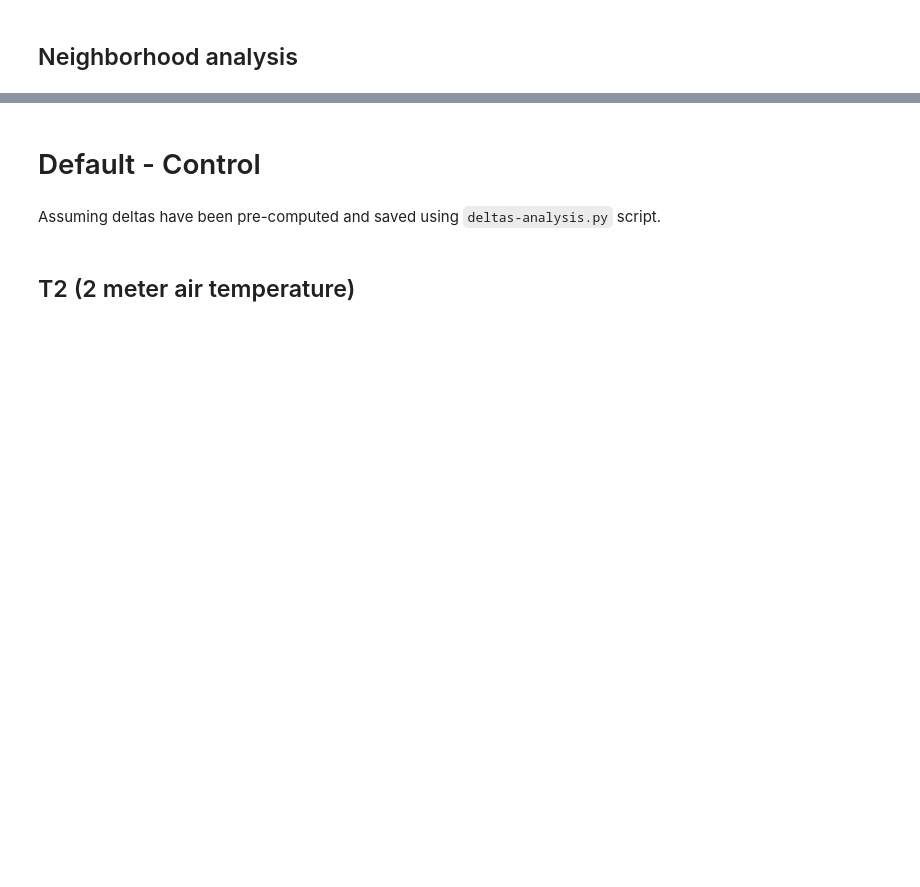
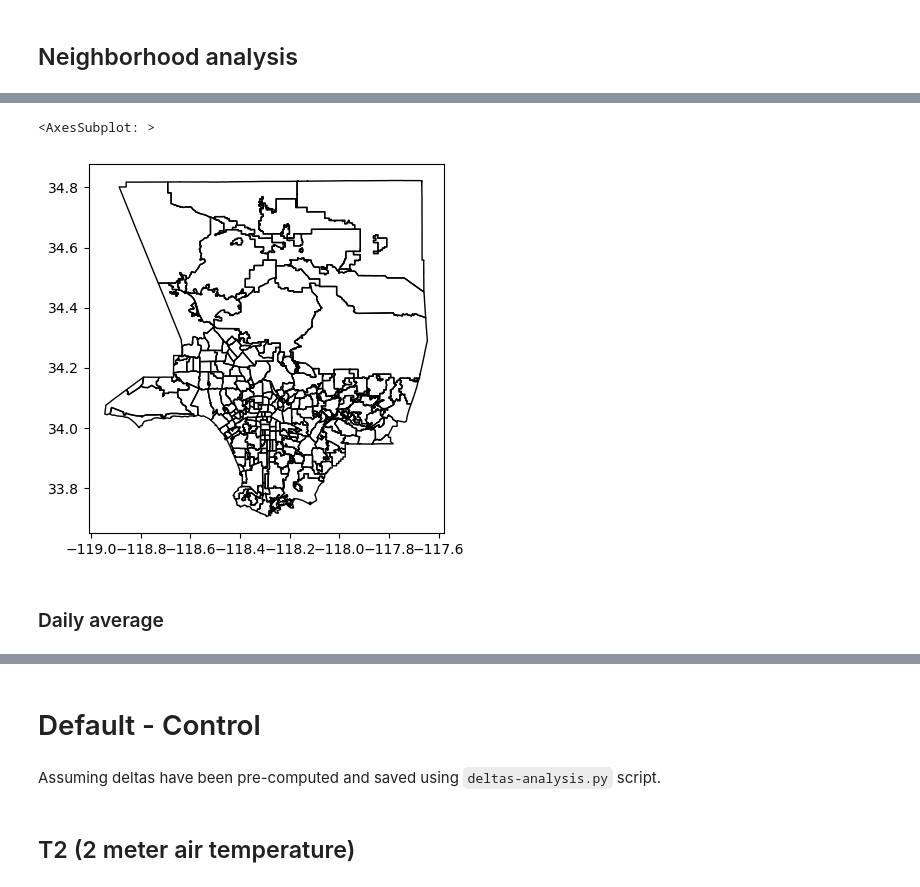
Before and after one commit to josephko91/ah-la-paper, a Jupyter notebook: notebooks/paper-figs.ipynb, the cells around one changed output, grey strips where cells are left out. Drawn from its saved outputs; the diff is of its cells as text; code cells hidden in the pictures; blank space fills up the shorter version.

Commit message:
finish neighborhood analysis

```diff
--- a/notebooks/paper-figs.ipynb
+++ b/notebooks/paper-figs.ipynb
@@ -70,7 +39,24 @@ la_boundary = la_boundary[['geometry']]
 # %%
+# load data and set paths
+home_path = Path('/home1/kojoseph/anthropogenic-heat-la-20230205')
+data_path = home_path / 'data'
+output_path = data_path / 'output'
+plot_path = Path('/home1/kojoseph/ah-la-paper/figs')
+# load urban area mask (based on WRF-out)
+urban_area = gpd.read_file("/home1/kojoseph/ah-la-paper/data/wrf_urban_mask-v2.gpkg")
+# load LA County boundary
+la_county_filepath='/home1/kojoseph/anthropogenic-heat-la-20230205/data/boundaries/la_county_bound_simplified_3.geojson'
+la_county_gdf = gpd.read_file(la_county_filepath)
+# load LA City boundary
+city_boundaries = gpd.read_file(data_path/'boundaries/City_Boundaries_SCAG_Region.zip')
+la_boundary = city_boundaries[city_boundaries.CITY == 'Los Angeles']
+la_boundary = la_boundary[['geometry']]
 # load highway buffer geometry
 highway_buffer = gpd.read_file(data_path / 'boundaries/highway_buffer_1km.gpkg')
 highway_buffer = highway_buffer.to_crs('EPSG:4326')
+# load neighborhoods
+neighborhoods_dir = data_path / 'boundaries/la_bound_nbhd.geojson'
+neighborhoods = gpd.read_file(neighborhoods_dir)
 # %%
 # pre-define labels for easy re-use
 # \mathrm{} prevents exprsesion from getting italicized
@@ -399,2 +373,9 @@ save_path = plot_path / 'neighborhood' / filename
 # %% [markdown]
 ## Neighborhood analysis
+# %%
+# Remove Catalina Island (including Avalon) from dataframe
+catalina_index = neighborhoods.query('name.str.contains("Catalina") | name.str.contains("Avalon")').index
+neighborhoods.drop(catalina_index, inplace=True)
+# make neighborhoods name all lower-case to match energy atlas name column
+neighborhoods['name'] = neighborhoods['name'].str.lower()
+neighborhoods.head()
@@ -400,0 +389,7 @@ save_path = plot_path / 'neighborhood' / filename
+# %%
+neighborhoods.plot(facecolor='None')
+# %% [output]
+<AxesSubplot: >
+[figure, added]
+# %% [markdown]
+### Daily average
```
Also changed, not shown: parts of 29 cells of this notebook.
